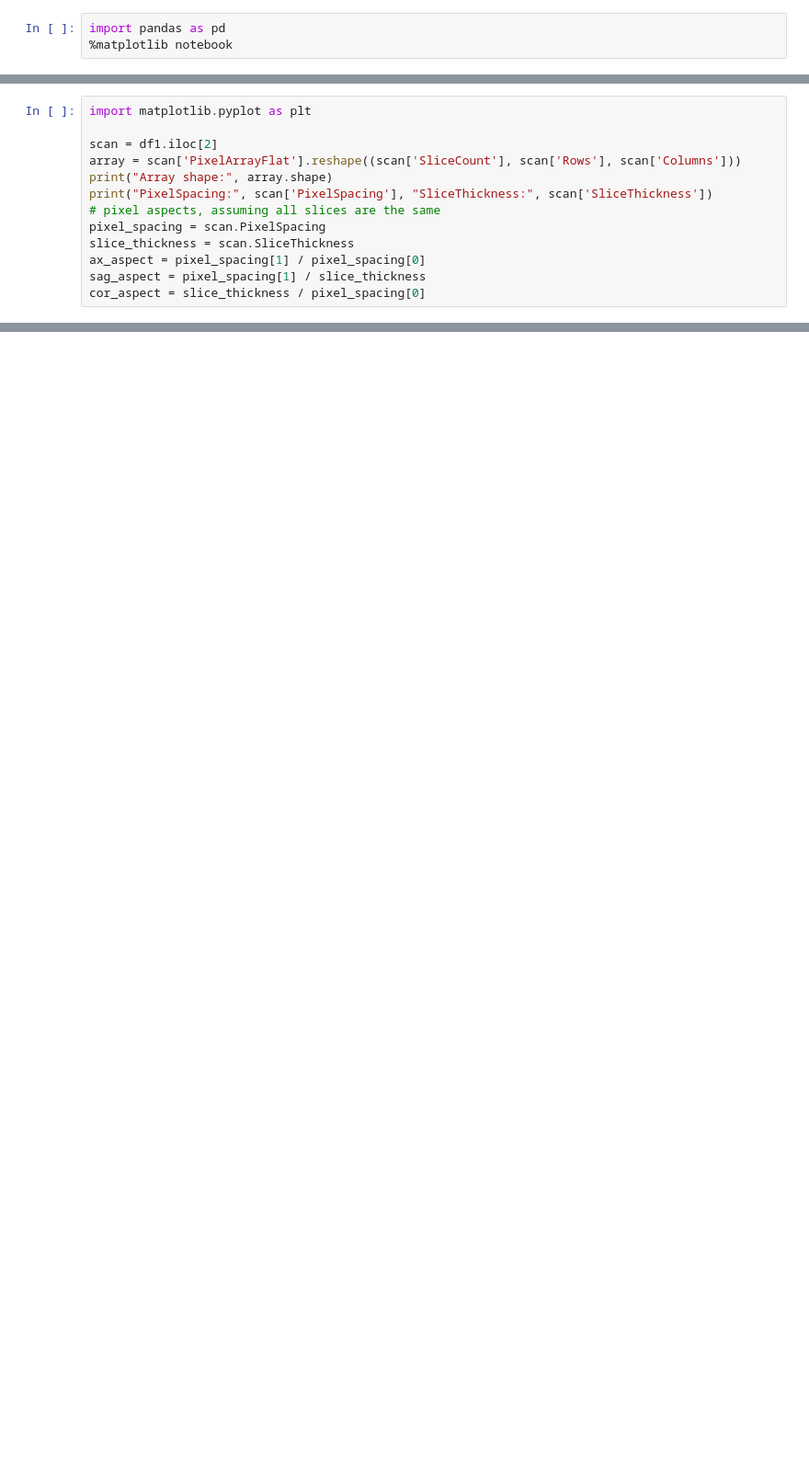
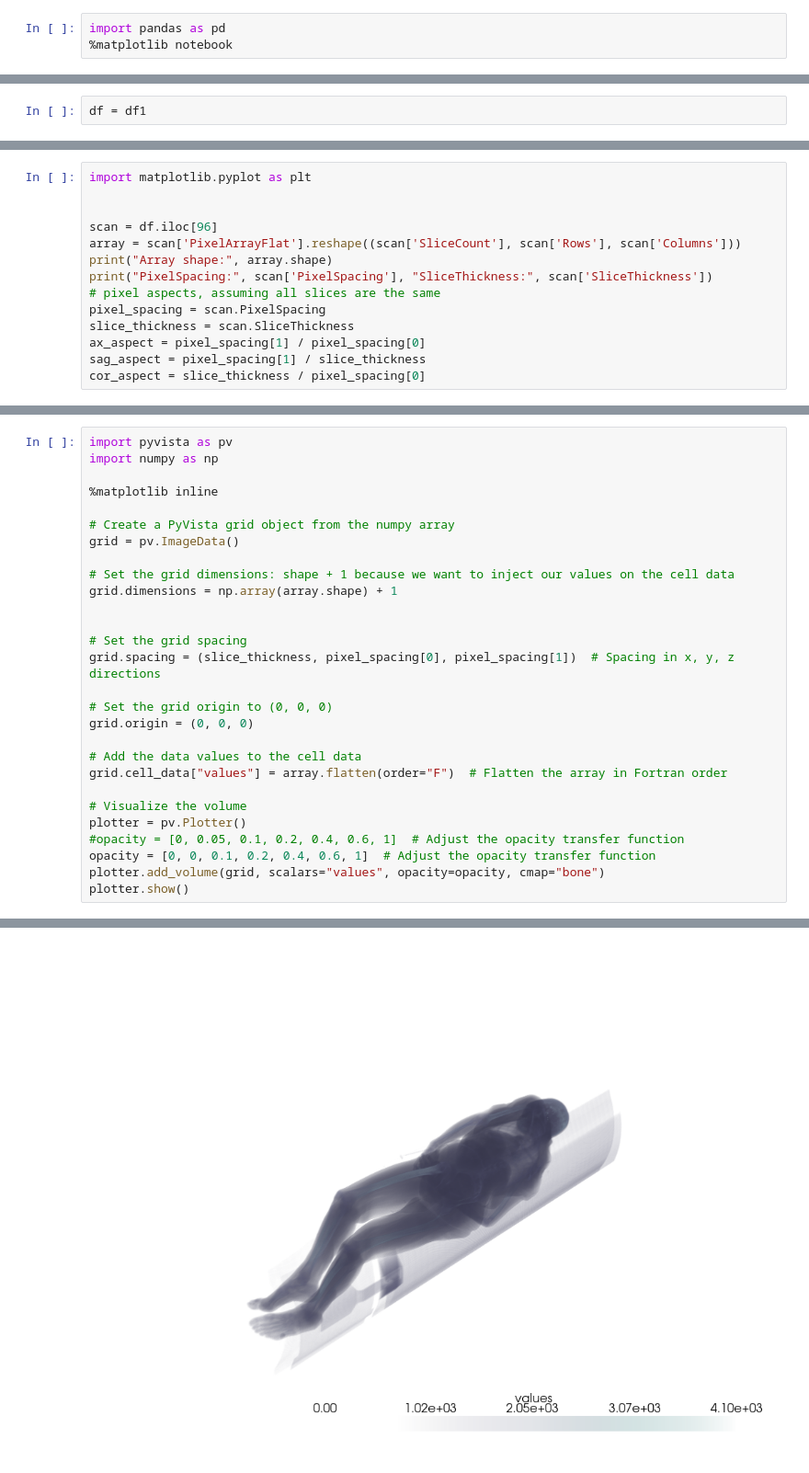
Before and after one commit to Justin-SG/inferring_body_weight_from_ct_scans, a Jupyter notebook: 2_EDA/EDA_ImageData.ipynb, the cells around one changed output, grey strips where cells are left out. Shown at 92% size. Saved outputs shown, nothing was run; the diff lists cells and outputs as text; blank space fills up the shorter version.

```diff
--- a/2_EDA/EDA_ImageData.ipynb
+++ b/2_EDA/EDA_ImageData.ipynb
@@ -14,2 +14,4 @@ df = pd.concat([df1, df2, df3, df4, df5, df6, df7])
+# %%
+df = df1
 # %%
 df.head()
@@ -19,7 +49,8 @@ df_small
 # %%
 import matplotlib.pyplot as plt
 
-scan = df1.iloc[2]
+
+scan = df.iloc[96]
 array = scan['PixelArrayFlat'].reshape((scan['SliceCount'], scan['Rows'], scan['Columns']))
 print("Array shape:", array.shape)
 print("PixelSpacing:", scan['PixelSpacing'], "SliceThickness:", scan['SliceThickness'])
@@ -31,0 +66,29 @@ cor_aspect = slice_thickness / pixel_spacing[0]
+# %%
+import pyvista as pv
+import numpy as np
+
+%matplotlib inline
+
+# Create a PyVista grid object from the numpy array
+grid = pv.ImageData()
+
+# Set the grid dimensions: shape + 1 because we want to inject our values on the cell data
+grid.dimensions = np.array(array.shape) + 1
+
+
+# Set the grid spacing
+grid.spacing = (slice_thickness, pixel_spacing[0], pixel_spacing[1])  # Spacing in x, y, z directions
+
+# Set the grid origin to (0, 0, 0)
+grid.origin = (0, 0, 0)
+
+# Add the data values to the cell data
+grid.cell_data["values"] = array.flatten(order="F")  # Flatten the array in Fortran order
+
+# Visualize the volume
+plotter = pv.Plotter()
+#opacity = [0, 0.05, 0.1, 0.2, 0.4, 0.6, 1]  # Adjust the opacity transfer function
+opacity = [0, 0, 0.1, 0.2, 0.4, 0.6, 1]  # Adjust the opacity transfer function
+plotter.add_volume(grid, scalars="values", opacity=opacity, cmap="bone")
+plotter.show()
+# %% [output]
@@ -32,3 +99,4 @@ cor_aspect = slice_thickness / pixel_spacing[0]
+[figure, added]
 # %%
 from matplotlib import animation
 
```
Also changed, not shown: parts of 10 cells of this notebook.
